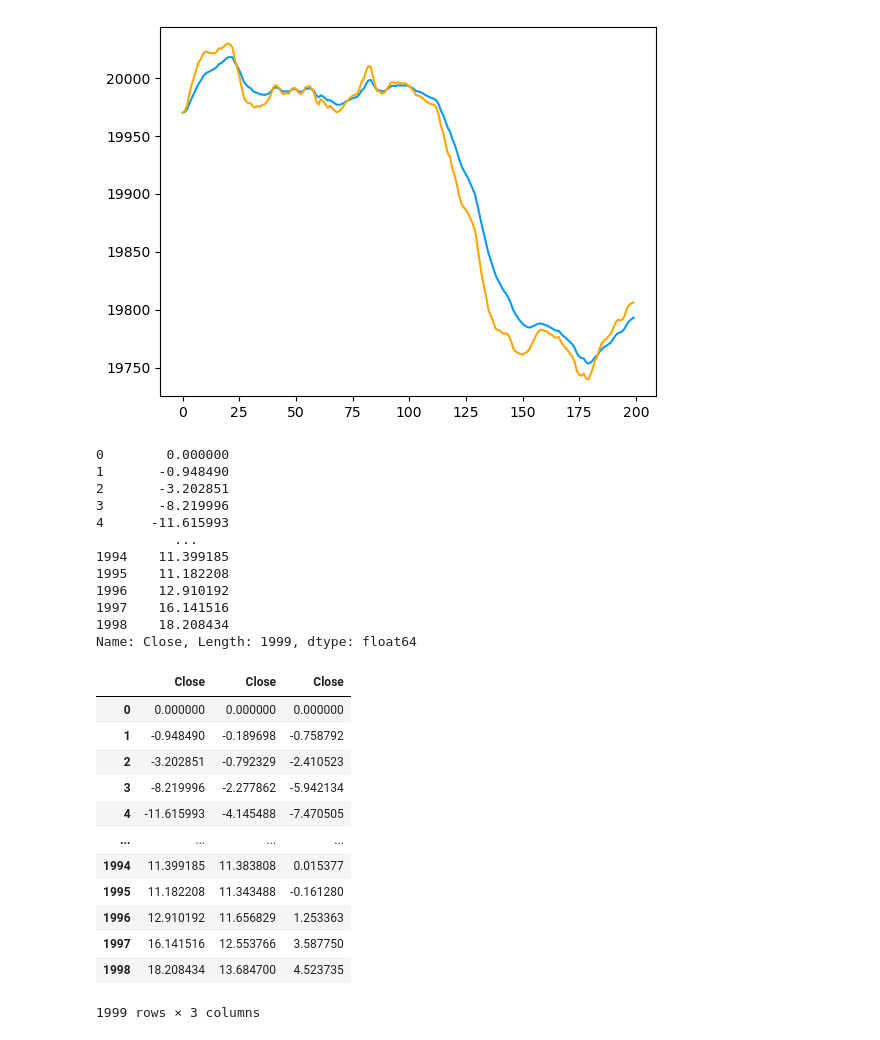
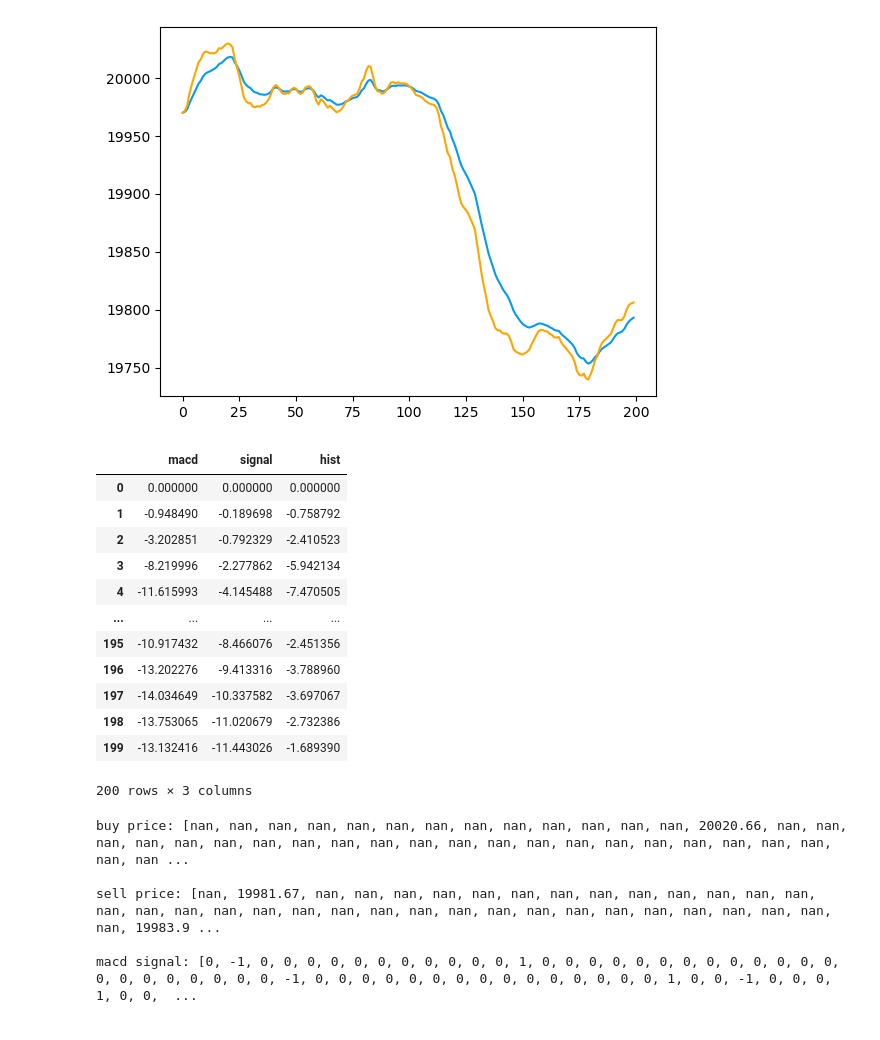
Before and after one commit to pehcy/binoculars, a Jupyter notebook: src/notebook/bot.ipynb, the cells around one changed output. Cells and saved outputs as stored; diff of their text form; code cells hidden in the pictures.

Commit message:
Enhanced MACD strategy

```diff
--- a/src/notebook/bot.ipynb
+++ b/src/notebook/bot.ipynb
@@ -56,30 +56,31 @@ plt.show()
 # %% [output]
 [figure]
 # %%
-compute_macd(df['Close'], 26, 12, 9)
+macd_tb = compute_macd(df['Close'].iloc[0:200], 26, 12, 9)
+macd_tb
 # %% [output]
+|  | macd | signal | hist |
+| 0 | 0.000000 | 0.000000 | 0.000000 |
+| 1 | -0.948490 | -0.189698 | -0.758792 |
+| 2 | -3.202851 | -0.792329 | -2.410523 |
+| 3 | -8.219996 | -2.277862 | -5.942134 |
+| 4 | -11.615993 | -4.145488 | -7.470505 |
+| ... | ... | ... | ... |
+| 195 | -10.917432 | -8.466076 | -2.451356 |
+| 196 | -13.202276 | -9.413316 | -3.788960 |
+| 197 | -14.034649 | -10.337582 | -3.697067 |
+| 198 | -13.753065 | -11.020679 | -2.732386 |
+| 199 | -13.132416 | -11.443026 | -1.689390 |
-0        0.000000
-1       -0.948490
-2       -3.202851
-3       -8.219996
-4      -11.615993
-          ...
-1994    11.399185
-1995    11.182208
-1996    12.910192
-1997    16.141516
-1998    18.208434
-Name: Close, Length: 1999, dtype: float64
+200 rows × 3 columns
-|  | Close | Close | Close |
-| 0 | 0.000000 | 0.000000 | 0.000000 |
-| 1 | -0.948490 | -0.189698 | -0.758792 |
-| 2 | -3.202851 | -0.792329 | -2.410523 |
-| 3 | -8.219996 | -2.277862 | -5.942134 |
-| 4 | -11.615993 | -4.145488 | -7.470505 |
-| ... | ... | ... | ... |
-| 1994 | 11.399185 | 11.383808 | 0.015377 |
-| 1995 | 11.182208 | 11.343488 | -0.161280 |
-| 1996 | 12.910192 | 11.656829 | 1.253363 |
-| 1997 | 16.141516 | 12.553766 | 3.587750 |
-| 1998 | 18.208434 | 13.684700 | 4.523735 |
-1999 rows × 3 columns
+# %%
+close_prices = df['Close'].iloc[0:200]
+buy_price, sell_price, macd_signal = macd_strategy(df['Close'].iloc[0:200], macd_tb)
+print(f'buy price: {buy_price}\n')
+print(f'sell price: {sell_price}\n')
+print(f'macd signal: {macd_signal}\n')
+# %% [output]
+buy price: [nan, nan, nan, nan, nan, nan, nan, nan, nan, nan, nan, nan, nan, 20020.66, nan, nan, nan, nan, nan, nan, nan, nan, nan, nan, nan, nan, nan, nan, nan, nan, nan, nan, nan, nan, nan, nan, nan ...
+
+sell price: [nan, 19981.67, nan, nan, nan, nan, nan, nan, nan, nan, nan, nan, nan, nan, nan, nan, nan, nan, nan, nan, nan, nan, nan, nan, nan, nan, nan, nan, nan, nan, nan, nan, nan, nan, nan, 19983.9 ...
+
+macd signal: [0, -1, 0, 0, 0, 0, 0, 0, 0, 0, 0, 0, 0, 1, 0, 0, 0, 0, 0, 0, 0, 0, 0, 0, 0, 0, 0, 0, 0, 0, 0, 0, 0, 0, 0, -1, 0, 0, 0, 0, 0, 0, 0, 0, 0, 0, 0, 0, 0, 0, 0, 1, 0, 0, -1, 0, 0, 0, 1, 0, 0,  ...
```
Also changed, not shown: 6 other files.
